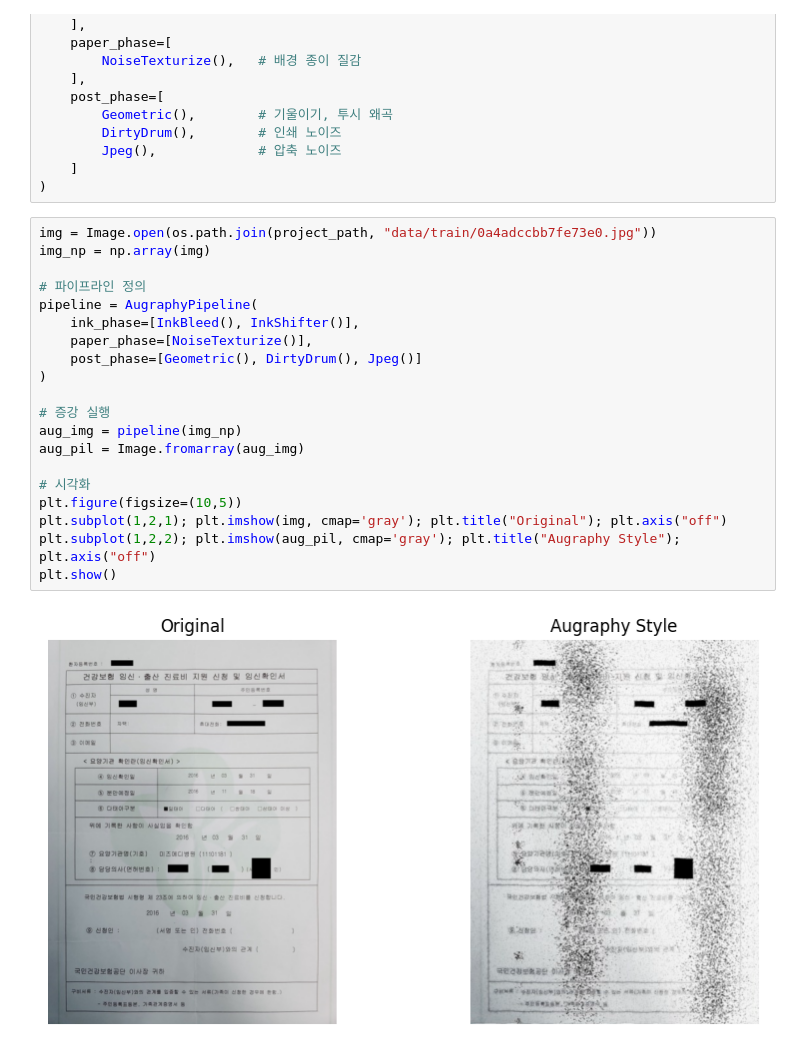
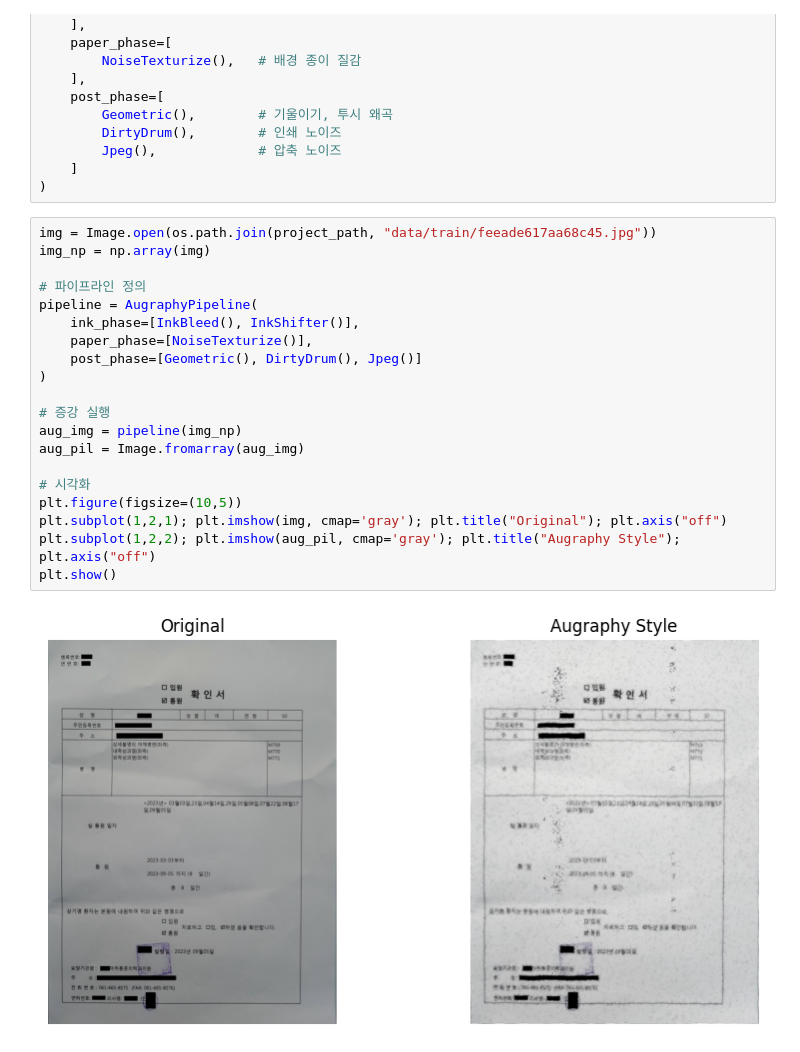
Before and after one commit to AIBootcamp13/upstageailab-cv-classification-cv_4, a Jupyter notebook: notebooks/lmw/augraphy_study.ipynb, the cells around one changed output. Drawn from its saved outputs; the diff is of its cells as text.

```diff
--- a/notebooks/lmw/augraphy_study.ipynb
+++ b/notebooks/lmw/augraphy_study.ipynb
@@ -32,27 +40,27 @@ pipeline = AugraphyPipeline(
     ]
 )
 # %%
-img = Image.open(os.path.join(project_path, "data/train/0a4adccbb7fe73e0.jpg"))
+img = Image.open(os.path.join(project_path, "data/train/feeade617aa68c45.jpg"))
 img_np = np.array(img)
 
 # 파이프라인 정의
 pipeline = AugraphyPipeline(
     ink_phase=[InkBleed(), InkShifter()],
     paper_phase=[NoiseTexturize()],
     post_phase=[Geometric(), DirtyDrum(), Jpeg()]
 )
 
 # 증강 실행
 aug_img = pipeline(img_np)
 aug_pil = Image.fromarray(aug_img)
 
 # 시각화
 plt.figure(figsize=(10,5))
 plt.subplot(1,2,1); plt.imshow(img, cmap='gray'); plt.title("Original"); plt.axis("off")
 plt.subplot(1,2,2); plt.imshow(aug_pil, cmap='gray'); plt.title("Augraphy Style"); plt.axis("off")
 plt.show()
 # %% [output]
-[figure, old version]
+[figure, new version]
 # %%
 from augraphy import *
 import random
```
Also changed, not shown: parts of 5 cells of this notebook, 1 other file.
